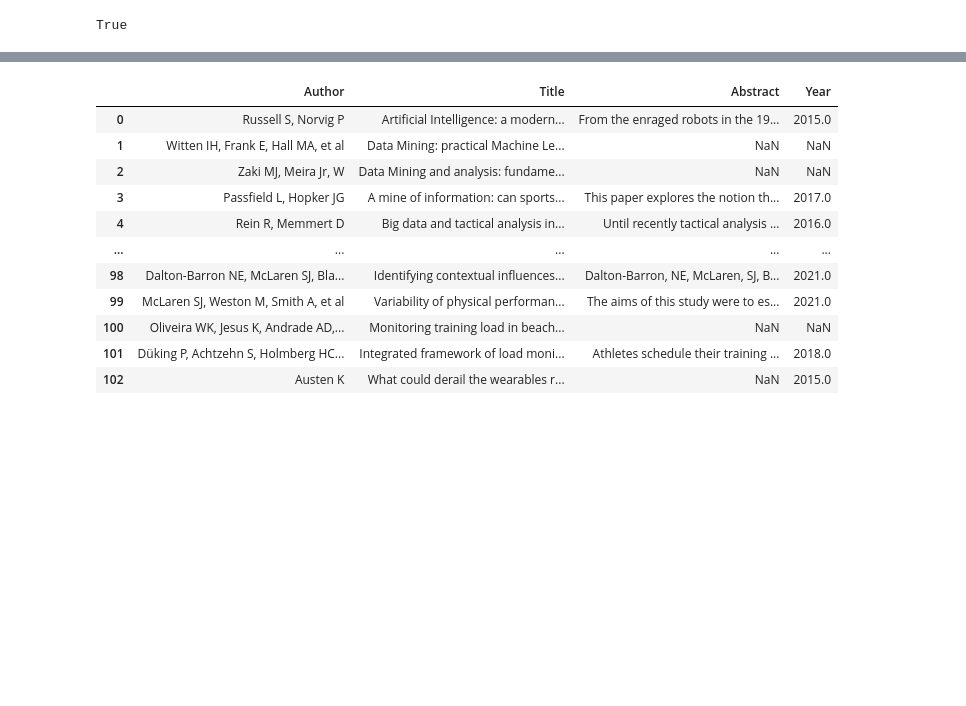
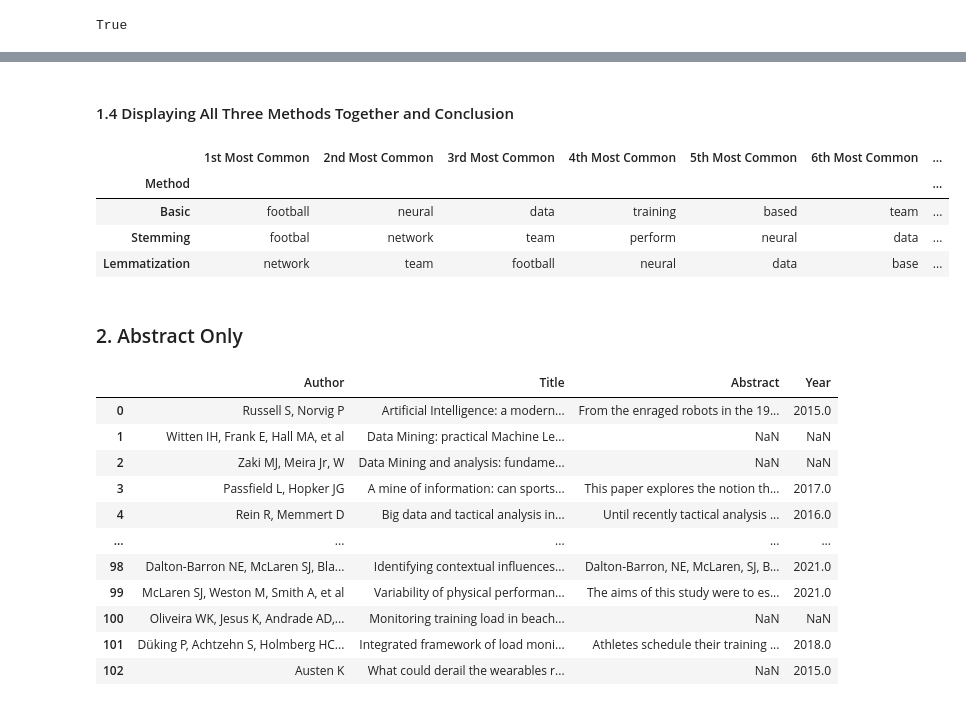
Before and after one commit to Matt17BR/ml4ds2324_topic_modeling, a Jupyter notebook: scripts/topic_modeling.ipynb, the cells around one changed output, grey strips where cells are left out. Drawn from its saved outputs; the diff is of its cells as text; code cells hidden in the pictures; blank space fills up the shorter version.

Commit message:
Final comments on Topic Modeling

```diff
--- a/scripts/topic_modeling.ipynb
+++ b/scripts/topic_modeling.ipynb
@@ -38,10 +42,12 @@ import string
 #Function for cleaning and preprocessing the titles
 def preprocess_titles(titles):
     prepositions = set([
-        # ... (list all prepositions here) ...
+
     ])
+    #Filtering out common words that are "meaningless" (such as prepositions) using stop words
     stop_words = set(stopwords.words('english')).union(prepositions)
 
+    #Lowercasing, punctuation removal, word tokenization, and stop word filtering
     cleaned_titles = []
     for title in titles:
         words = title.lower().translate(str.maketrans('', '', string.punctuation)).split()
@@ -50,10 +56,10 @@ def preprocess_titles(titles):
 
     return cleaned_titles
 
-#Applying topic modeling and printing the 15 most common words and their repetition frequency
+#Preprocessing titles and counting
 cleaned_titles = preprocess_titles(references['Title'])
 word_counts = Counter(cleaned_titles)
-most_common_words = word_counts.most_common(15)
+most_common_words_basic_T = word_counts.most_common(10)
 
-print(most_common_words)
+print(most_common_words_basic_T)
 # %% [output]
@@ -63 +159,42 @@ Topic modeling with title and abstract
+# %% [markdown]
+#### 1.4 Displaying All Three Methods Together and Conclusion
+# %%
+#Using pandas to display the 10 most common words in a table for ease of comparison
+import pandas as pd
+results_df = pd.DataFrame({
+    'Method': ['Basic', 'Stemming', 'Lemmatization'],
+    '1st Most Common': [most_common_words_basic_T[0][0], most_common_words_stemming_T[0][0], most_common_words_lemm_T[0][0]],
+    '2nd Most Common': [most_common_words_basic_T[1][0], most_common_words_stemming_T[1][0], most_common_words_lemm_T[1][0]],
+    '3rd Most Common': [most_common_words_basic_T[2][0], most_common_words_stemming_T[2][0], most_common_words_lemm_T[2][0]],
+    '4th Most Common': [most_common_words_basic_T[3][0], most_common_words_stemming_T[3][0], most_common_words_lemm_T[3][0]],
+    '5th Most Common': [most_common_words_basic_T[4][0], most_common_words_stemming_T[4][0], most_common_words_lemm_T[4][0]],
+    '6th Most Common': [most_common_words_basic_T[5][0], most_common_words_stemming_T[5][0], most_common_words_lemm_T[5][0]],
+    '7th Most Common': [most_common_words_basic_T[6][0], most_common_words_stemming_T[6][0], most_common_words_lemm_T[6][0]],
+    '8th Most Common': [most_common_words_basic_T[7][0], most_common_words_stemming_T[7][0], most_common_words_lemm_T[7][0]],
+    '9th Most Common': [most_common_words_basic_T[8][0], most_common_words_stemming_T[8][0], most_common_words_lemm_T[8][0]],
+    '10th Most Common': [most_common_words_basic_T[9][0], most_common_words_stemming_T[9][0], most_common_words_lemm_T[9][0]]
+})
+results_df.set_index('Method', inplace=True)
+
+#Applying basic styling to the table
+styled_df = results_df.style.set_properties(**{
+    'background-color': 'white',  #Background color
+    'color': 'black',             #Font color
+    'border-color': 'black',      #Border color
+    'border-style': 'solid',      #Border style
+    'border-width': '1px'         #Border width
+}).set_table_styles([{
+    'selector': 'th',
+    'props': [('background-color', '#f4f4f4'), ('color', 'black')]  #Header styling
+}])
+
+styled_df
+# %% [output]
+|  | 1st Most Common | 2nd Most Common | 3rd Most Common | 4th Most Common | 5th Most Common | 6th Most Common | ... |
+| Method |  |  |  |  |  |  | ... |
+| Basic | football | neural | data | training | based | team | ... |
+| Stemming | footbal | network | team | perform | neural | data | ... |
+| Lemmatization | network | team | football | neural | data | base | ... |
+# %% [markdown]
+### 2. Abstract Only
 # %%
```
Also changed, not shown: parts of 27 cells of this notebook.
